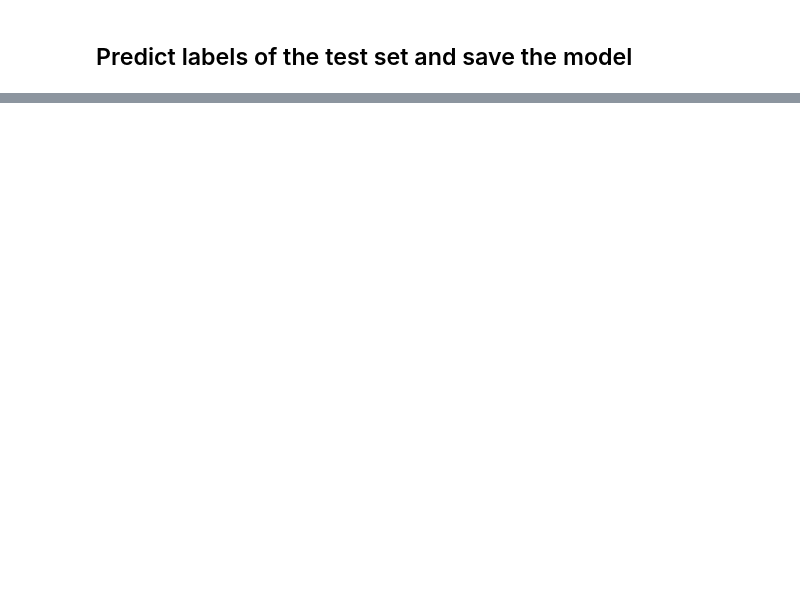
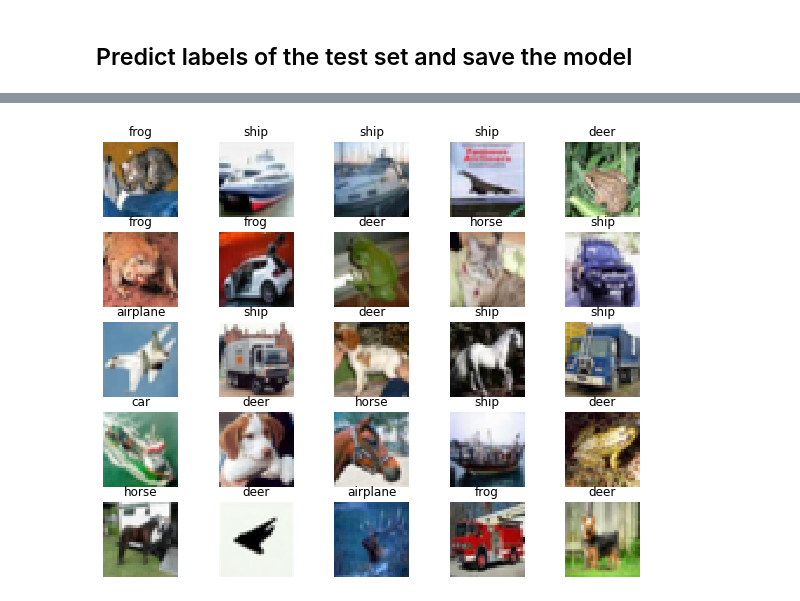
Before and after one commit to mcdermatt/dnn, a Jupyter notebook: HW3/notebook.ipynb, the cells around one changed output, grey strips where cells are left out. Drawn from its saved outputs; the diff is of its cells as text; code cells hidden in the pictures; blank space fills up the shorter version.

```diff
--- a/HW3/notebook.ipynb
+++ b/HW3/notebook.ipynb
@@ -337,0 +423,19 @@ model.save('cifar10_cls.kmod')
+# %%
+#Visualize examples from CIFAR10 Dataset
+num_imgs = 25
+
+#get softmax probs of guess from 10 data points
+probs = model.predict(x_test[:num_imgs].astype(np.float32))
+
+#set guess for each image to the choice of highest prob
+guess = np.argmax(probs,axis = 1)
+# print(guess)
+categories = ['airplane','car','bird','cat','deer','dog','frog','horse','ship','truck']
+
+for i in range(num_imgs):
+    plt.subplot(num_imgs//5,5,i+1)
+    imshow_noax(x_test[i])
+    category = categories[guess[i]]
+    plt.title(category)
+# %% [output]
+[figure, added]
```
Also changed, not shown: parts of 9 cells of this notebook, 6 other files.
